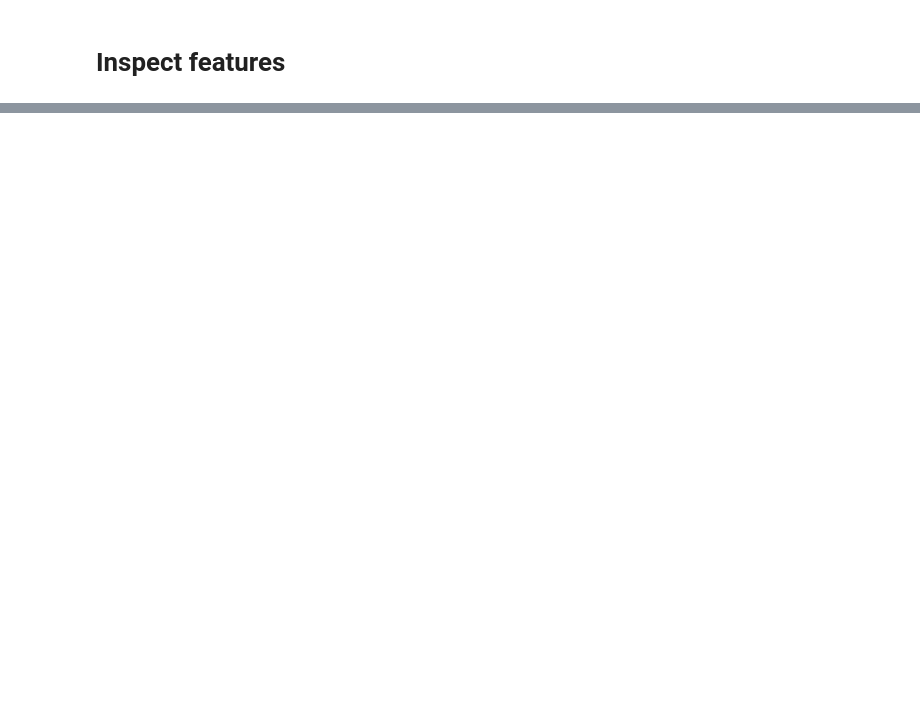
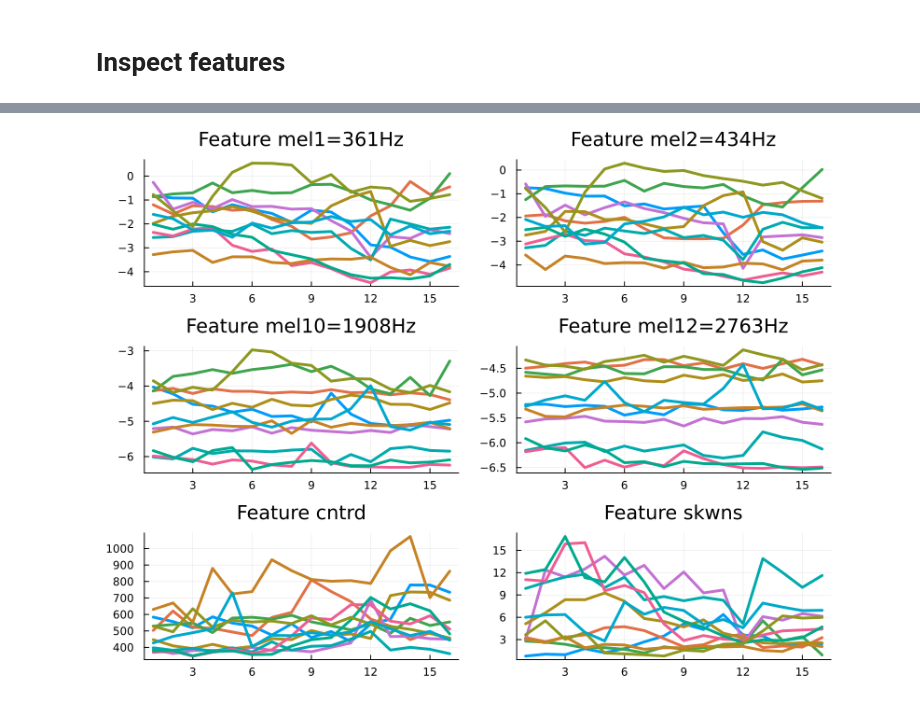
Before and after one commit to aclai-lab/itadata2024, a Jupyter notebook: ItaData2024_m_code_catch9.ipynb, the cells around one changed output, grey strips where cells are left out. Drawn from its saved outputs; the diff is of its cells as text; code cells hidden in the pictures; blank space fills up the shorter version.

Commit message:
initial plots

```diff
--- a/ItaData2024_m_code_catch9.ipynb
+++ b/ItaData2024_m_code_catch9.ipynb
@@ -28,6 +30,10 @@ d = jldopen(string((@__DIR__), ds_path, ".jld2"))
 x, y = d["dataframe_validated"]
 @assert x isa DataFrame
 close(d)
+
+# out of memory guard, debug purposes only
+x = vcat(x[1:60, :], x[400:460, :])
+y = vcat(y[1:60], y[400:460]);
 # %% [markdown]
 ### Audio features extraction function
 This function is called for every audio sample and extract 51 features:
@@ -151,10 +240,19 @@ afe (generic function with 1 method)
 color_code = Dict(:red => 31, :green => 32, :yellow => 33, :blue => 34, :magenta => 35, :cyan => 36)
 freq = round.(Int, afe(x[1, :audio]; get_only_melfreq=true))
 r_select = r"\e\[\d+m(.*?)\e\[0m"
+
+# variable_names = [
+#     ["\e[$(color_code[:yellow])mmel$i=$(freq[i])Hz\e[0m" for i in 1:26]...,
+#     ["\e[$(color_code[:red])mmfcc$i\e[0m" for i in 1:13]...,
+#     "\e[$(color_code[:green])mf0\e[0m", "\e[$(color_code[:cyan])mcntrd\e[0m", "\e[$(color_code[:cyan])mcrest\e[0m",
+#     "\e[$(color_code[:cyan])mentrp\e[0m", "\e[$(color_code[:cyan])mflatn\e[0m", "\e[$(color_code[:cyan])mflux\e[0m",
+#     "\e[$(color_code[:cyan])mkurts\e[0m", "\e[$(color_code[:cyan])mrllff\e[0m", "\e[$(color_code[:cyan])mskwns\e[0m",
+#     "\e[$(color_code[:cyan])mdecrs\e[0m", "\e[$(color_code[:cyan])mslope\e[0m", "\e[$(color_code[:cyan])msprd\e[0m"
+# ]
+
 variable_names = [
-    ["\e[$(color_code[:yellow])mmel$i=$(freq[i])Hz\e[0m" for i in 1:26]...,
-    ["\e[$(color_code[:red])mmfcc$i\e[0m" for i in 1:13]...,
-    "\e[$(color_code[:green])mf0\e[0m", "\e[$(color_code[:cyan])mcntrd\e[0m", "\e[$(color_code[:cyan])mcrest\e[0m",
+    ["\e[$(color_code[:yellow])mmel$i=$(freq[i])Hz\e[0m" for i in 1:13]...,
+    "\e[$(color_code[:cyan])mcntrd\e[0m", "\e[$(color_code[:cyan])mcrest\e[0m",
     "\e[$(color_code[:cyan])mentrp\e[0m", "\e[$(color_code[:cyan])mflatn\e[0m", "\e[$(color_code[:cyan])mflux\e[0m",
     "\e[$(color_code[:cyan])mkurts\e[0m", "\e[$(color_code[:cyan])mrllff\e[0m", "\e[$(color_code[:cyan])mskwns\e[0m",
     "\e[$(color_code[:cyan])mdecrs\e[0m", "\e[$(color_code[:cyan])mslope\e[0m", "\e[$(color_code[:cyan])msprd\e[0m"
@@ -424,3 +510,9 @@ plot(
 # readfeature(X_test_logiset, Interval(2,3), SoleData.UnivariateMin(interesting_variables[0]))
 # readfeature(X_test_logiset, Interval(3,4), SoleData.UnivariateMin(interesting_variables[0]))
 # readfeature(X_test_logiset, Interval(1,10), interesting_features[0])
+# %%
+healthy_indxs = findall(x -> x == "Healthy", y_test)
+pneumonia_indxs = findall(x -> x == "Pneumonia", y_test)
+
+interesting_features = unique(SoleData.feature.(SoleLogics.value.(vcat(SoleLogics.atoms.(i.antecedent for i in interesting_rules)...))))
+interesting_variables = sort(SoleData.i_variable.(interesting_features))
@@ -426,0 +527,21 @@ plot(
+# %%
+plots = []
+for j in interesting_variables
+    name = match(r_select, variable_names[j])[1]
+    p = plot(X_test[pneumonia_indxs, j],
+        linewidth=3,
+        title="Feature $name",
+        # xlabel="Samples",
+        legend=false,
+    )
+    push!(plots, p)
+end
+
+n = length(interesting_variables)
+nrows = Int(ceil(sqrt(n)))
+ncols = Int(ceil(n / nrows))
+
+final_plot = plot(plots..., layout=(nrows, ncols), size=(800, 600))
+display(final_plot)
+# %% [output]
+[figure, added]
```
Also changed, not shown: parts of 18 cells of this notebook, 1 other file.
